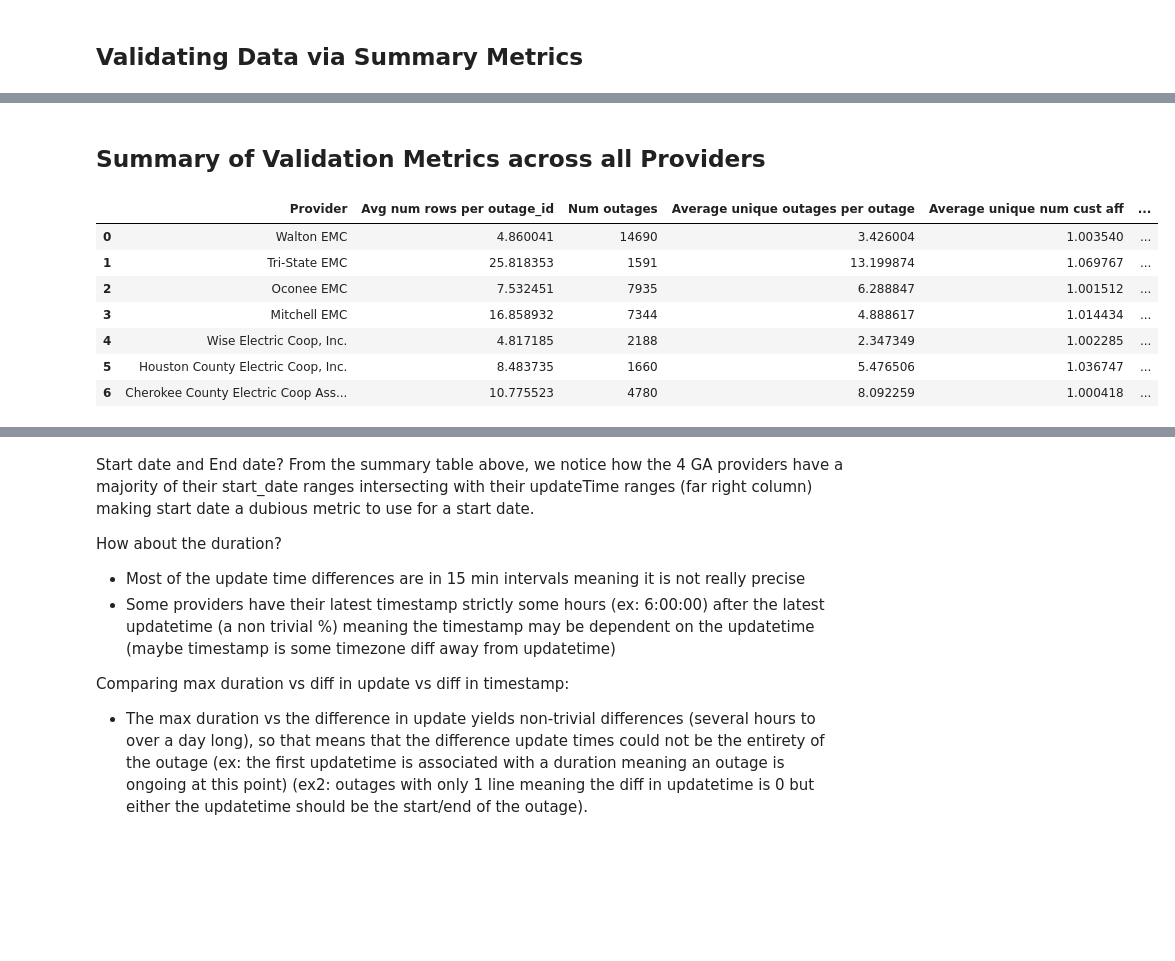
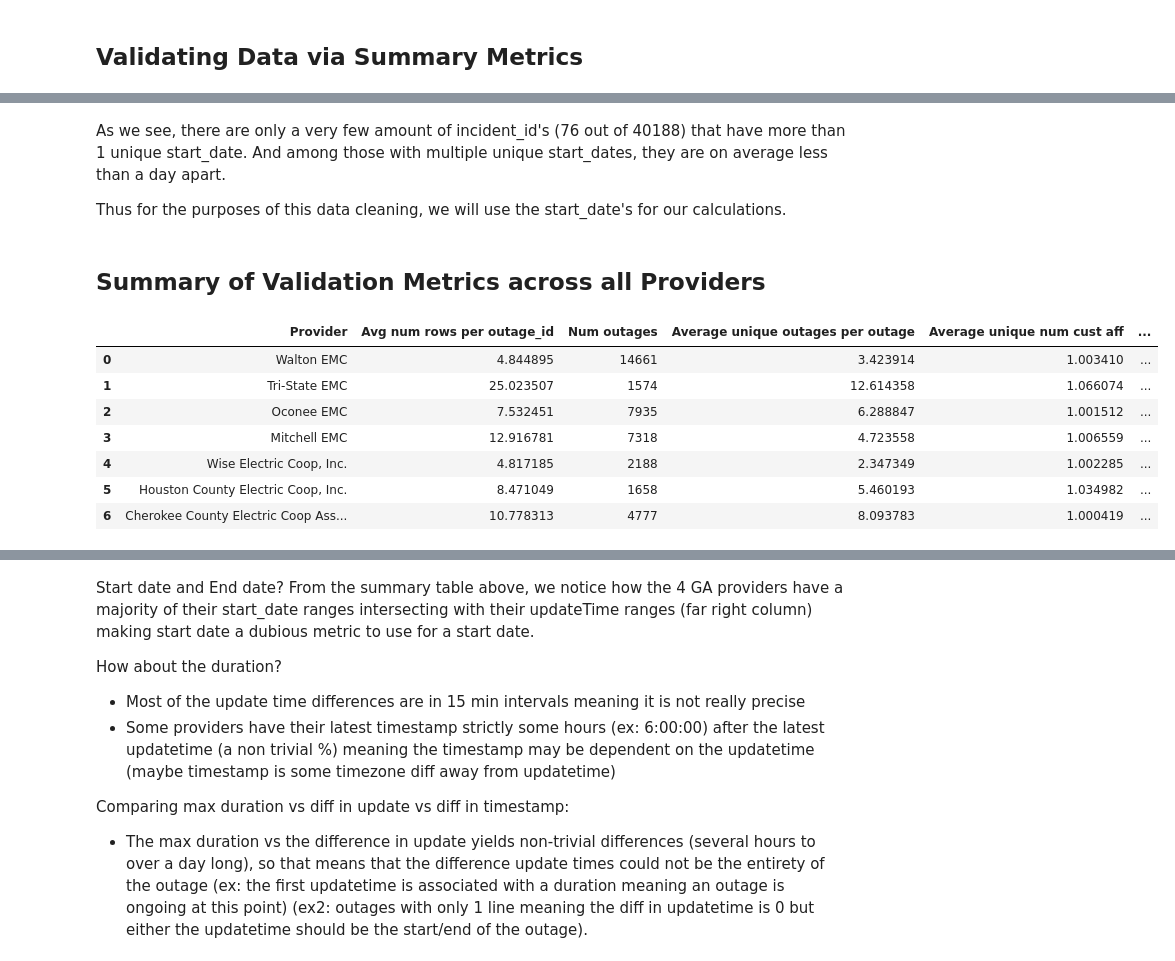
Before and after one commit to Urban-Research-Group/outage-data-scraper, a Jupyter notebook: scripts/ga_11_tx_12.ipynb, the cells around one changed output, grey strips where cells are left out. Drawn from its saved outputs; the diff is of its cells as text; code cells hidden in the pictures; blank space fills up the shorter version.

Commit message:
Updated ga_11_tx_12 notebook for checking for multiple start times and comparing duration vs timestamp range. Updated according to comments

```diff
--- a/scripts/ga_11_tx_12.ipynb
+++ b/scripts/ga_11_tx_12.ipynb
@@ -693,0 +694,8 @@ As we notice, while we have start times, update times, and timestamps:
+# %%
+# separate code block to 1-time transform and allow the below code block be run independently
+temp_pipelines1 = pipelines.copy()
+temp_pipelines2 = pipelines.copy()
+for pipeline in temp_pipelines1:
+    pipeline.transform()
+for pipeline in temp_pipelines2:
+    pipeline.transform()
@@ -694,3 +765,7 @@ As we notice, while we have start times, update times, and timestamps:
+# %% [markdown]
+As we see, there are only a very few amount of incident_id's (76 out of 40188) that have more than 1 unique start_date. And among those with multiple unique start_dates, they are on average less than a day apart.
+
+Thus for the purposes of this data cleaning, we will use the start_date's for our calculations.
 # %% [markdown]
 ## Summary of Validation Metrics across all Providers
 # %%
@@ -699,8 +775,12 @@ for pipeline in pipelines:
+# %%
+# Removing the multi-starttime outage-id's
+for pipeline in temp_pipelines1:
+    # remove outliers
+    df = pipeline._data
+    pipeline._data = df[~df['outage_id'].isin(multi_start_list)]
 # %%
-summary_data = []
-for pipeline in pipelines:
-    validated = pipeline._data.groupby('outage_id').apply(_validate, include_groups=False).reset_index()
-        # validated is the validated rows for a provider where each row is a unique outage_id
+# Helper Function for returning a summary row for each provider as a dictionary
+def summary_stats(pipeline, validated):
     subdf = {
         "Provider": pipeline.config['name'],
         "Avg num rows per outage_id": validated['num_rows'].mean(),
@@ -723,19 +803,30 @@ for pipeline in pipelines:
         "Unique startDate Std": validated['num_unique_start_times'].std(),
         "Average update_dur_max_dur error": validated['update_dur_max_dur_error'].mean(),
         "Average update_dur_timestamp_dur error": validated['update_dur_timestamp_dur_err'].mean(),
+        "Timestamp_dur_greater_than_max_dur_rate": len(validated[validated['is_timestamp_dur_greater_max_dur'] == True]) / len(validated),
         "Average timestamp_dur_max_dur error": validated['timestamp_dur_max_dur_err'].mean(),
         "start intersects update or start > update freq": (len(validated[validated['is_start_before_update'] == False]) / len(validated)),
         "is_update_dur_div_15_min freq": len(validated[validated['is_update_dur_div_15_min']]) / len(validated),
-        "is_timestamp_upt_00_min freq": len(validated[validated['is_timestamp_upt_00_min'] == True]) / len(validated)
+        "is_timestamp_upt_00_min freq": len(validated[validated['is_timestamp_upt_00_min'] == True]) / len(validated),
+        "is_timestamp_null": len(validated[validated['is_timestamp_null'] == True]) / len(validated),
+        "is_start_before_timestamp": len(validated[validated['is_start_before_timestamp'] == True]) / len(validated),
+        "is_start_after_timestamp": len(validated[validated['is_start_after_timestamp'] == True]) / len(validated)
     }
-    summary_data.append(subdf) # row-wise appending
-display(pd.DataFrame(summary_data))
+    return subdf
-# %% [output]
-|  | Provider | Avg num rows per outage_id | Num outages | Average unique outages per outage | Average unique num cust aff | ... |
-| 0 | Walton EMC | 4.860041 | 14690 | 3.426004 | 1.003540 | ... |
-| 1 | Tri-State EMC | 25.818353 | 1591 | 13.199874 | 1.069767 | ... |
-| 2 | Oconee EMC | 7.532451 | 7935 | 6.288847 | 1.001512 | ... |
-| 3 | Mitchell EMC | 16.858932 | 7344 | 4.888617 | 1.014434 | ... |
-| 4 | Wise Electric Coop, Inc. | 4.817185 | 2188 | 2.347349 | 1.002285 | ... |
-| 5 | Houston County Electric Coop, Inc. | 8.483735 | 1660 | 5.476506 | 1.036747 | ... |
-| 6 | Cherokee County Electric Coop Ass... | 10.775523 | 4780 | 8.092259 | 1.000418 | ... |
+# %%
+# For only single-starttime outages
+summary_data = []
+for pipeline in temp_pipelines1:
+    validated = pipeline._data.groupby('outage_id').apply(_validate, include_groups=False).reset_index()
+        # validated is the validated rows for a provider where each row is a unique outage_id
+    summary_data.append(summary_stats(pipeline, validated)) # row-wise appending
+display(pd.DataFrame(summary_data))
+# %% [output]
+|  | Provider | Avg num rows per outage_id | Num outages | Average unique outages per outage | Average unique num cust aff | ... |
+| 0 | Walton EMC | 4.844895 | 14661 | 3.423914 | 1.003410 | ... |
+| 1 | Tri-State EMC | 25.023507 | 1574 | 12.614358 | 1.066074 | ... |
+| 2 | Oconee EMC | 7.532451 | 7935 | 6.288847 | 1.001512 | ... |
+| 3 | Mitchell EMC | 12.916781 | 7318 | 4.723558 | 1.006559 | ... |
+| 4 | Wise Electric Coop, Inc. | 4.817185 | 2188 | 2.347349 | 1.002285 | ... |
+| 5 | Houston County Electric Coop, Inc. | 8.471049 | 1658 | 5.460193 | 1.034982 | ... |
+| 6 | Cherokee County Electric Coop Ass... | 10.778313 | 4777 | 8.093783 | 1.000419 | ... |
```
Also changed, not shown: parts of 16 cells of this notebook, 3 other files.
